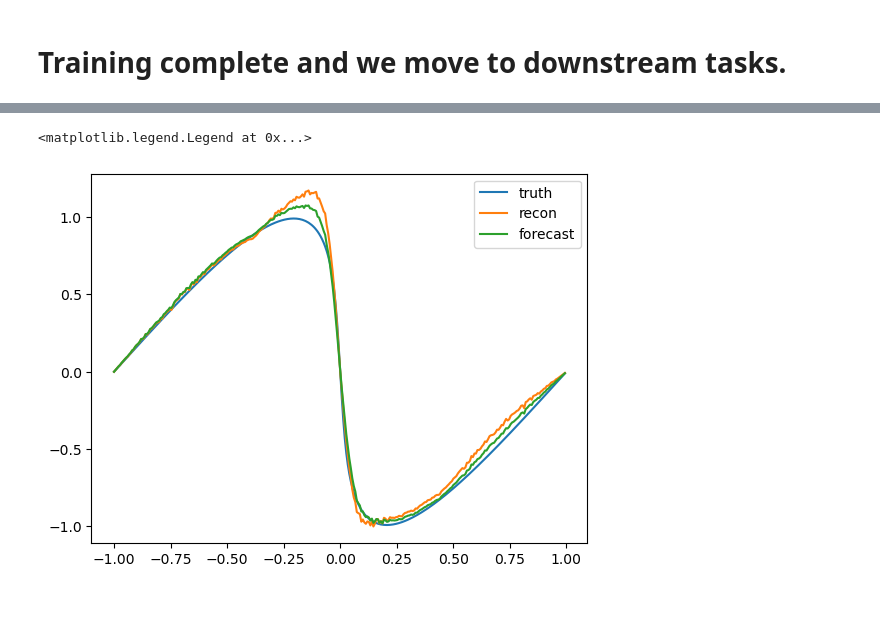
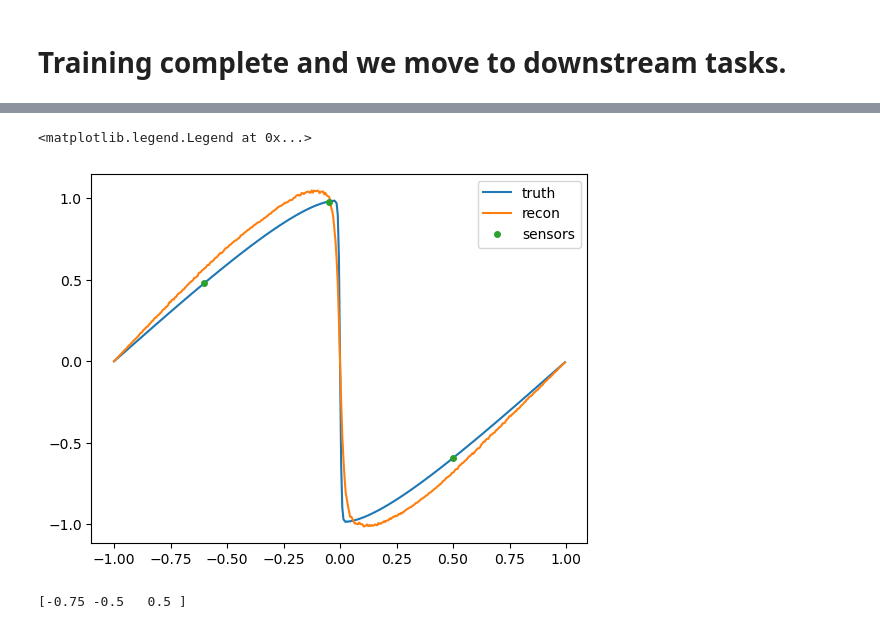
Before and after one commit to Paruuv/Master, a Jupyter notebook: SHRED_burgers.ipynb, the cells around one changed output, grey strips where cells are left out. Drawn from its saved outputs; the diff is of its cells as text; code cells hidden in the pictures.

```diff
--- a/SHRED_burgers.ipynb
+++ b/SHRED_burgers.ipynb
@@ -15,7 +15,7 @@ def Fourier_n(u, Omega,n):
     u_hat = ifft(u_hat)
     return u_hat
 
-N = 300
+N = 400
 L = 2
 x = np.linspace(-L/2, L/2, N, endpoint=False)
 
@@ -29,7 +29,7 @@ def burgers(u, Omega,nu):
     dudt = -0.5*Fourier_n(u*u, Omega, 1)+nu*Fourier_n(u, Omega, 2)
     return np.real(dudt)
 
-tend = 0.3
+tend = 0.5
 tspan = [0, tend]
 nu = 0.01/np.pi
 t_len = 2000
@@ -52,3 +52,9 @@ plt.show()
+# %%
+x1 = -0.60
+x2 = -0.05
+x3 = 0.5
+
+sensor_locs = [np.argmin(x< x1),np.argmin(x< x2),np.argmin(x< x3)]
 # %% [markdown]
 ## SHRED
 
@@ -57,16 +63,18 @@ Now we initialize the SHRED data setup.
 from pyshred import DataManager, SHRED, SHREDEngine, DeviceConfig
 # import pyshred
 manager = DataManager(
-    lags=30,          #
-    train_size=0.8,   # 80% for training We take 80% from the start 0,1,2,3...
-    val_size=0.1,     # 10% for validation Then comes val 10% from where train ends.
+    lags=5,          #
+    train_size=0.7,   # 80% for training We take 80% from the start 0,1,2,3...
+    val_size=0.2,     # 10% for validation Then comes val 10% from where train ends.
     test_size=0.1     # 10% for testing Lastly comes test.
+
 )
 
 manager.add_data(
     data=data,         # Must have time as the first index of the data.
     id="burger",          # Unique identifier for the dataset
-    random=10,          # Randomly select 3 sensor locations
+    # random=10,          # Randomly select 3 sensor locations
+    stationary = [(sensor_locs[0],),(sensor_locs[1],),(sensor_locs[2],)],
     compress=False     # Keep original spatial resolution (no compression)
 )
 
@@ -89,9 +124,10 @@ DeviceConfig(device_type='cuda', device_id=None, force_cpu=False, warn_on_fallba
 val_errors = shred.fit(
     train_dataset=train_dataset,
     val_dataset=val_dataset,
-    num_epochs=40,
-    batch_size= 32,
+    num_epochs=200,
+    batch_size= 64,
     verbose = True,
+    lr = 0.0003
 )
 
 train_mse = shred.evaluate(dataset=train_dataset) #Mse stands for mean over every element. It is the summed loss divided by the number of elements.
@@ -186,29 +222,34 @@ burger   0.003202  0.05659  0.038687 -357.28219
 # %%
 import matplotlib.pyplot as plt
 import numpy as np
 
 # Final ground truth frame from the test set
 truth = data[-1]
 
 # Extract final reconstructed frame (from sensor-based latents)
 reconstructions = test_reconstruction["burger"]
 reconstruction = reconstructions[h - 1]
 
 # Extract final forecasted frame (from forecasted latents)
 forecasts = test_forecast["burger"]
 forecast = forecasts[h - 1]
 
 # Collect data and labels for visualization
 compare_data = [truth, reconstruction, forecast]
 titles = ["Test Ground Truth", "SHRED Reconstruction", "SHRED Forecast"]
 
 
 # Create side-by-side comparison plot
 fig,ax = plt.subplots()
 ax.plot(x,truth, label = 'truth')
 ax.plot(x,reconstruction,label = 'recon')
-ax.plot(x,forecast,label = 'forecast')
+# ax.plot(x,forecast,label = 'forecast')
+ax.plot(x[sensor_locs],truth[sensor_locs],'o', label = 'sensors',markersize = 4)
 ax.legend()
 # %% [output]
 <matplotlib.legend.Legend at 0x...>
-[figure, old version]
+[figure, new version]
+# %%
+print(x[sensor_locs])
+# %% [output]
+[-0.75 -0.5   0.5 ]
```
Also changed, not shown: parts of 5 cells of this notebook, 1 other file.
